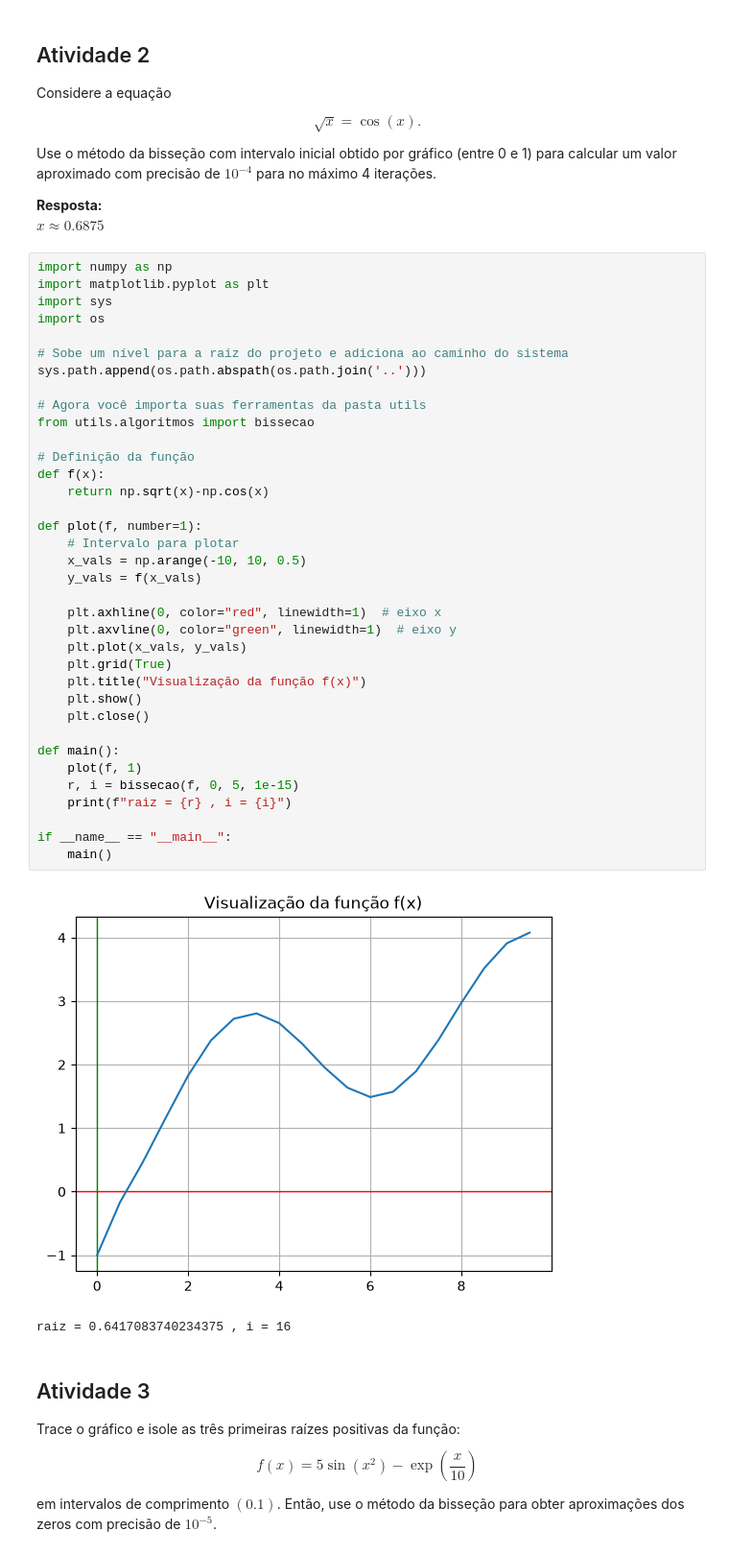
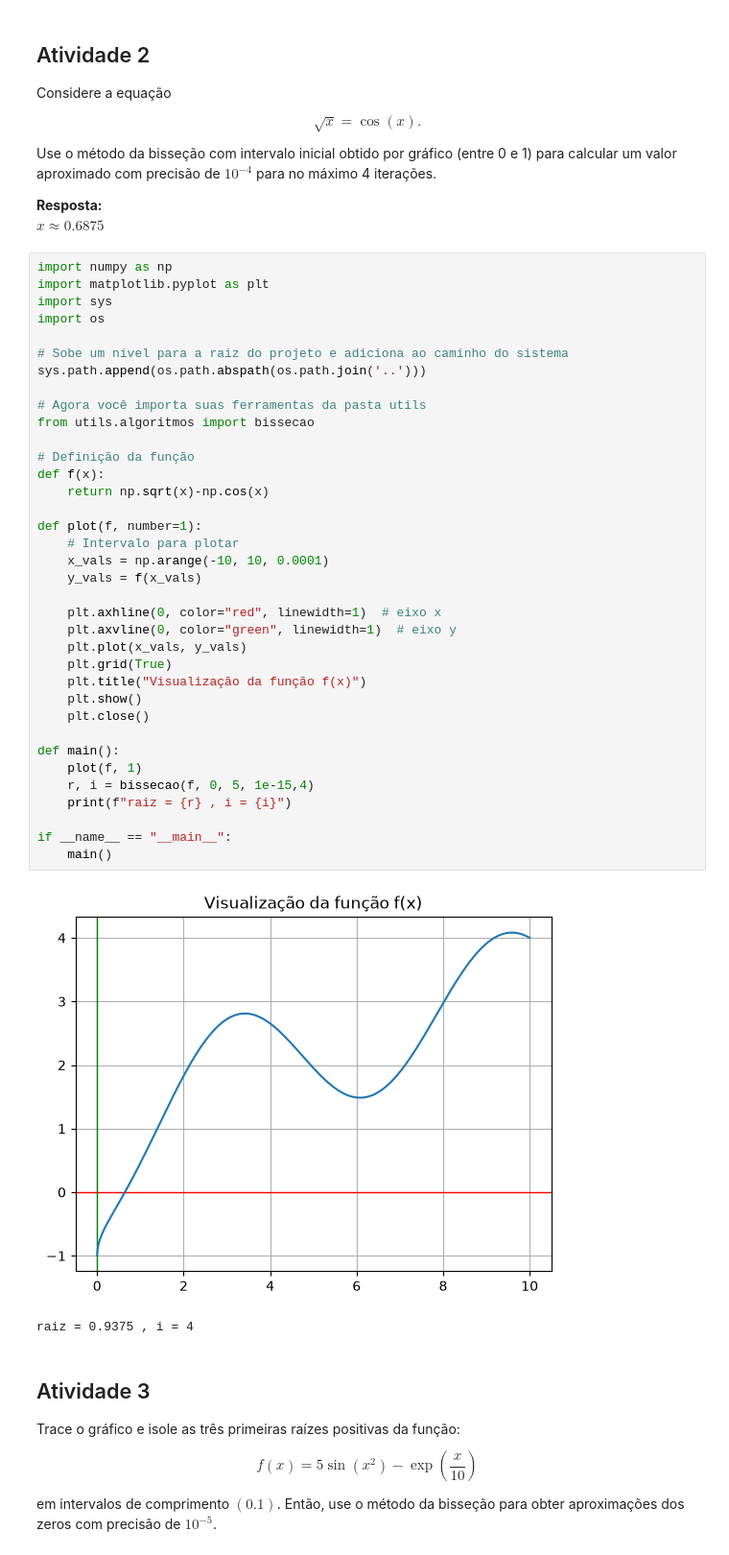
Before and after one commit to lucastoledorocha/Cnum, a Jupyter notebook: Notebooks/semana4.ipynb, the cells around one changed output. Shown at 96% size. Drawn from its saved outputs; the diff is of its cells as text.

```diff
--- a/Notebooks/semana4.ipynb
+++ b/Notebooks/semana4.ipynb
@@ -138,37 +138,37 @@ import os
 
 # Sobe um nível para a raiz do projeto e adiciona ao caminho do sistema
 sys.path.append(os.path.abspath(os.path.join('..')))
 
 # Agora você importa suas ferramentas da pasta utils
 from utils.algoritmos import bissecao
 
 # Definição da função
 def f(x):
     return np.sqrt(x)-np.cos(x)
 
 def plot(f, number=1):
     # Intervalo para plotar
-    x_vals = np.arange(-10, 10, 0.5)
+    x_vals = np.arange(-10, 10, 0.0001)
     y_vals = f(x_vals)
 
     plt.axhline(0, color="red", linewidth=1)  # eixo x
     plt.axvline(0, color="green", linewidth=1)  # eixo y
     plt.plot(x_vals, y_vals)
     plt.grid(True)
     plt.title("Visualização da função f(x)")
     plt.show()
     plt.close()
 
 def main():
     plot(f, 1)
-    r, i = bissecao(f, 0, 5, 1e-15)
+    r, i = bissecao(f, 0, 5, 1e-15,4)
     print(f"raiz = {r} , i = {i}")
 
 if __name__ == "__main__":
     main()
 # %% [output]
-[figure, old version]
+[figure, new version]
-raiz = 0.6417083740234375 , i = 16
+raiz = 0.9375 , i = 4
 # %% [markdown]
 ## Atividade 3
 Trace o gráfico e isole as três primeiras raízes positivas da função:
```
Also changed, not shown: parts of 1 cell of this notebook, 1 other file.
